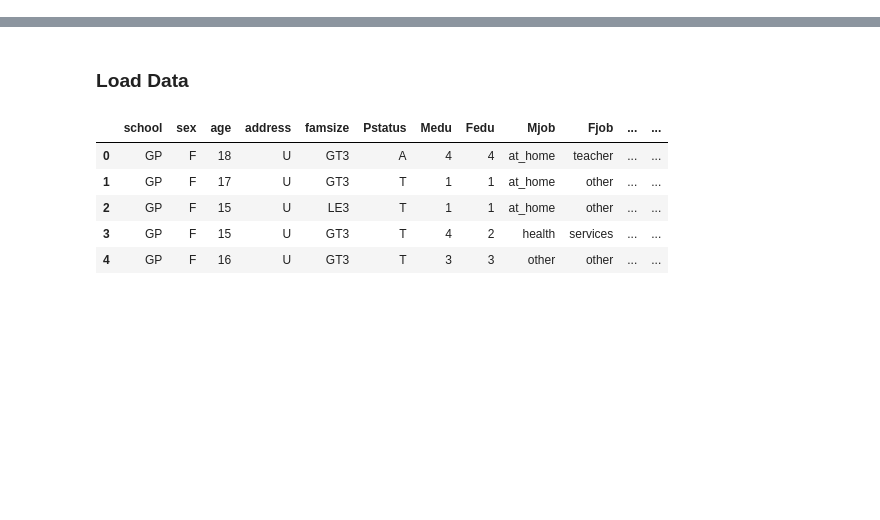
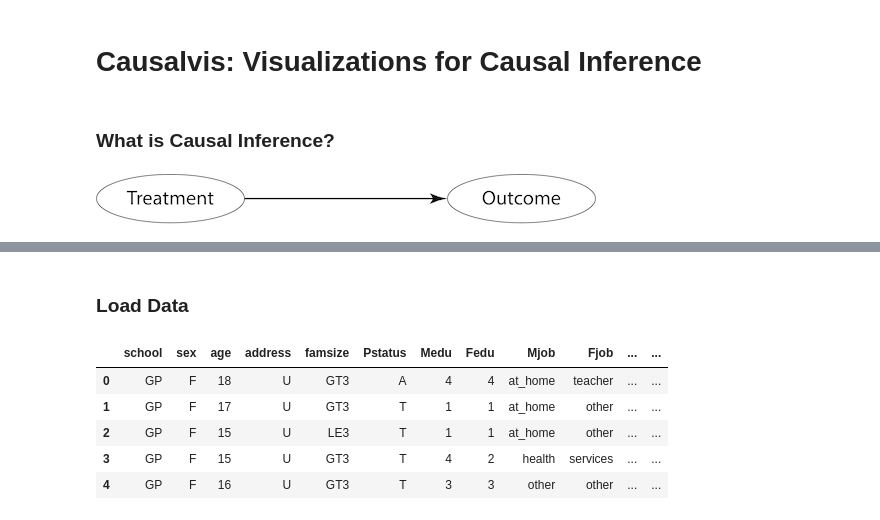
Before and after one commit to causalvis/causalvis, a Jupyter notebook: notebook/Examples/Example_Student Performance.ipynb, the cells around one changed output, grey strips where cells are left out. Cells and saved outputs as stored; diff of their text form; code cells hidden in the pictures; blank space fills up the shorter version.

```diff
--- a/notebook/Examples/Example_Student Performance.ipynb
+++ b/notebook/Examples/Example_Student Performance.ipynb
@@ -0,0 +1,9 @@
+# %% [markdown]
+# Causalvis: Visualizations for Causal Inference
+# %% [markdown]
+### What is Causal Inference?
+# %%
+from IPython.display import Image
+Image(filename='./images/cause examples 1.png')
+# %% [output]
+[figure, added]
```
Also changed, not shown: parts of 43 cells of this notebook, 12 other files.
